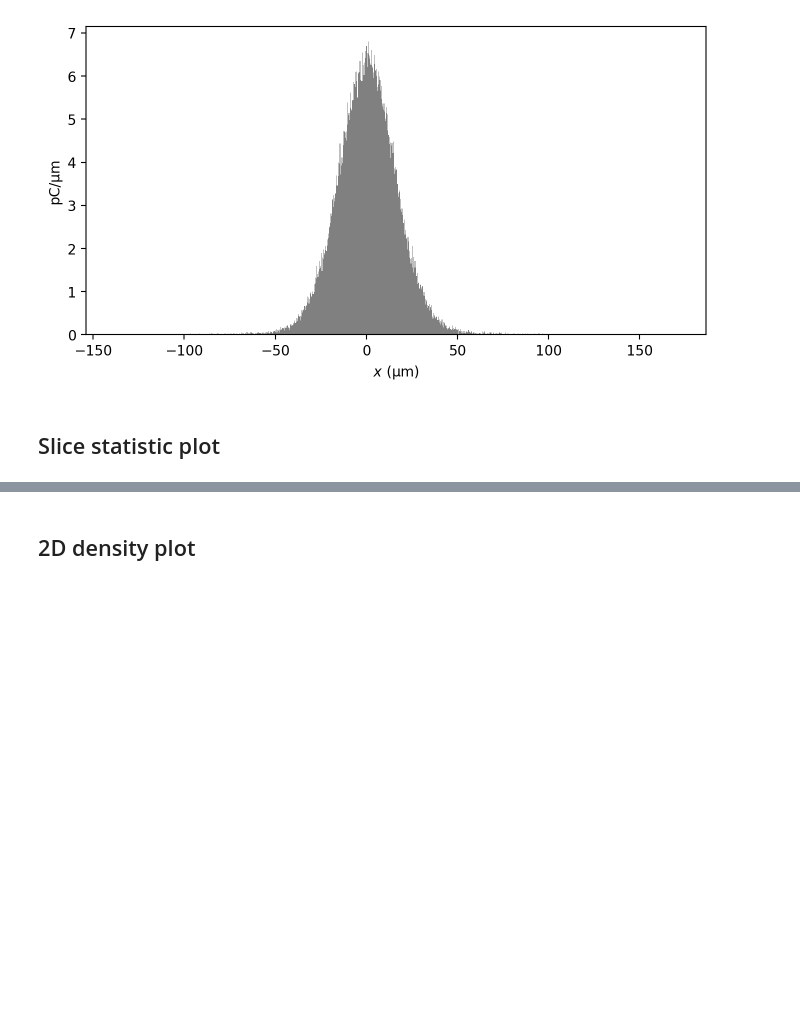
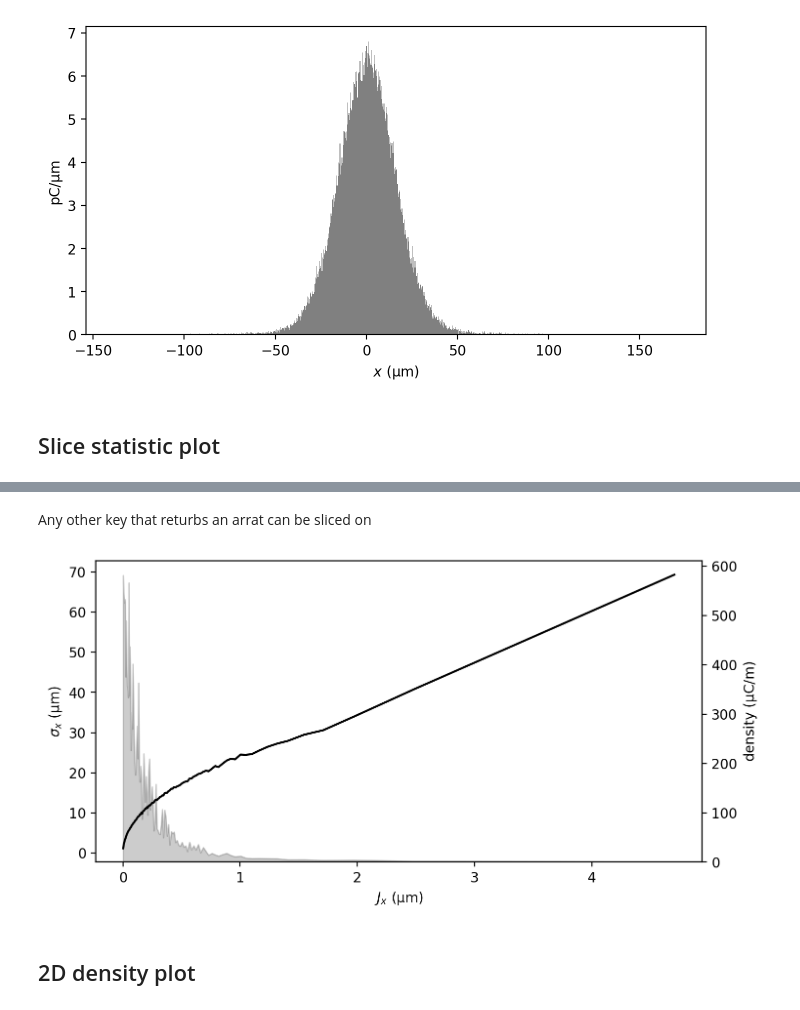
Before and after one commit to ChristopherMayes/openPMD-beamphysics, a Jupyter notebook: examples/particle_examples/particle_examples.ipynb, the cells around one changed output, grey strips where cells are left out. Cells and saved outputs as stored; diff of their text form; code cells hidden in the pictures; blank space fills up the shorter version.

```diff
--- a/examples/particle_examples/particle_examples.ipynb
+++ b/examples/particle_examples/particle_examples.ipynb
@@ -345,3 +366,9 @@ P.slice_plot('norm_emit_x', ylim=(0, 1e-6))
+# %% [markdown]
+Any other key that returbs an arrat can be sliced on
+# %%
+P.slice_plot('sigma_x', slice_key = 'Jx')
+# %% [output]
+[figure, added]
 # %% [markdown]
 ## 2D density plot
 # %%
```
Also changed, not shown: parts of 9 cells of this notebook, 23 other files.
